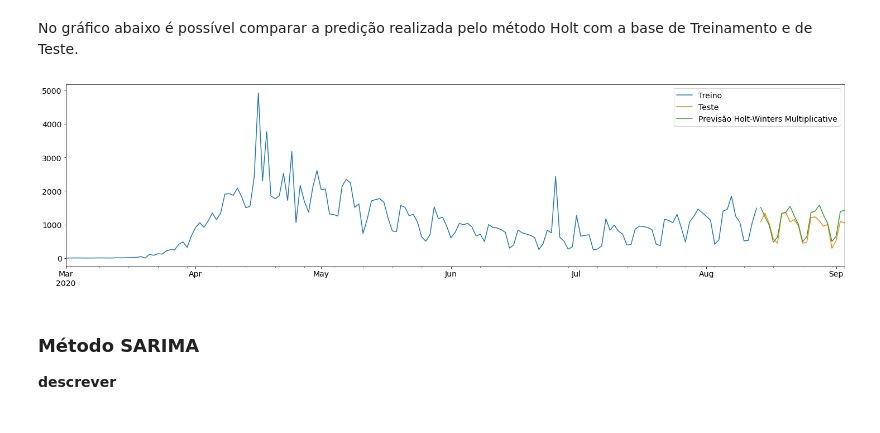
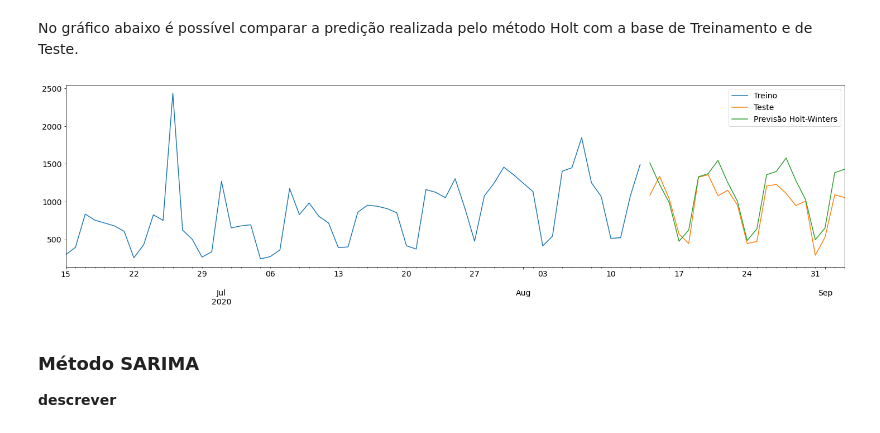
Before and after one commit to guilourenzo/mba-usp, a Jupyter notebook: APRENDIZADO DINÂMICO/PROJETO FINAL/GuilhermeLourenco_FINAL.ipynb, the cells around one changed output. Drawn from its saved outputs; the diff is of its cells as text; code cells hidden in the pictures.

```diff
--- a/APRENDIZADO DINÂMICO/PROJETO FINAL/GuilhermeLourenco_FINAL.ipynb
+++ b/APRENDIZADO DINÂMICO/PROJETO FINAL/GuilhermeLourenco_FINAL.ipynb
@@ -330,11 +330,11 @@ covid.tail(10)
 # %% [markdown]
 No gráfico abaixo é possível comparar a predição realizada pelo método Holt com a base de Treinamento e de Teste.
 # %%
-treino.deaths.plot(legend=True, label='Treino')
+treino['deaths'].iloc[-60:].plot(legend=True, label='Treino')
 teste.deaths.plot(legend=True, label='Teste')
 holt_winters_mult.plot(legend=True, label='Previsão Holt-Winters');
 # %% [output]
-[figure, old version]
+[figure, new version]
 # %% [markdown]
 ### Método SARIMA
 
```
Also changed, not shown: parts of 24 cells of this notebook, 2 other files.
